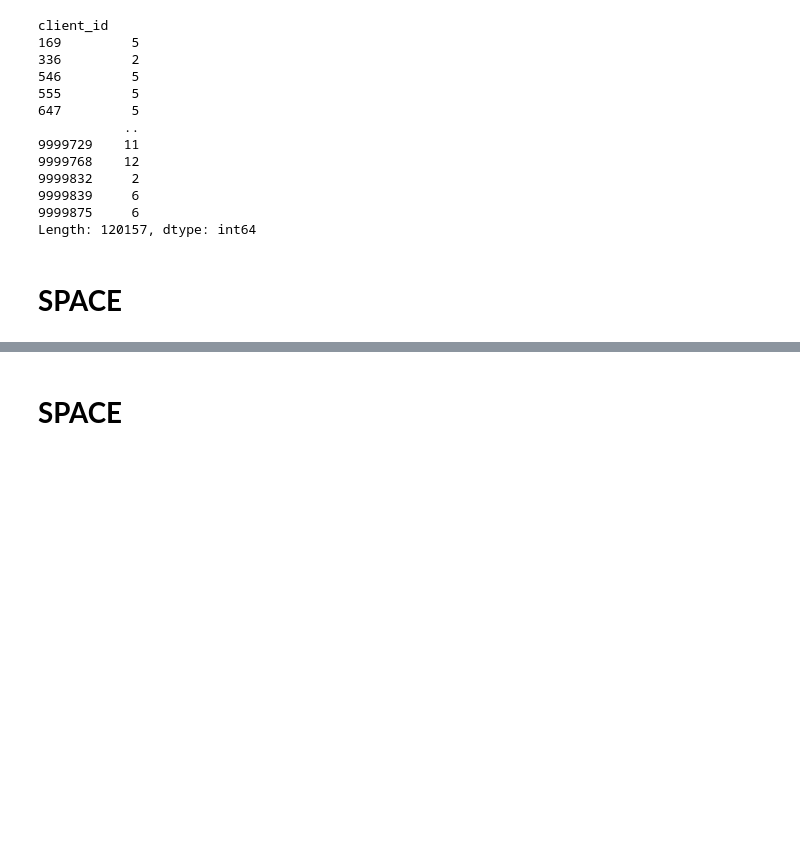
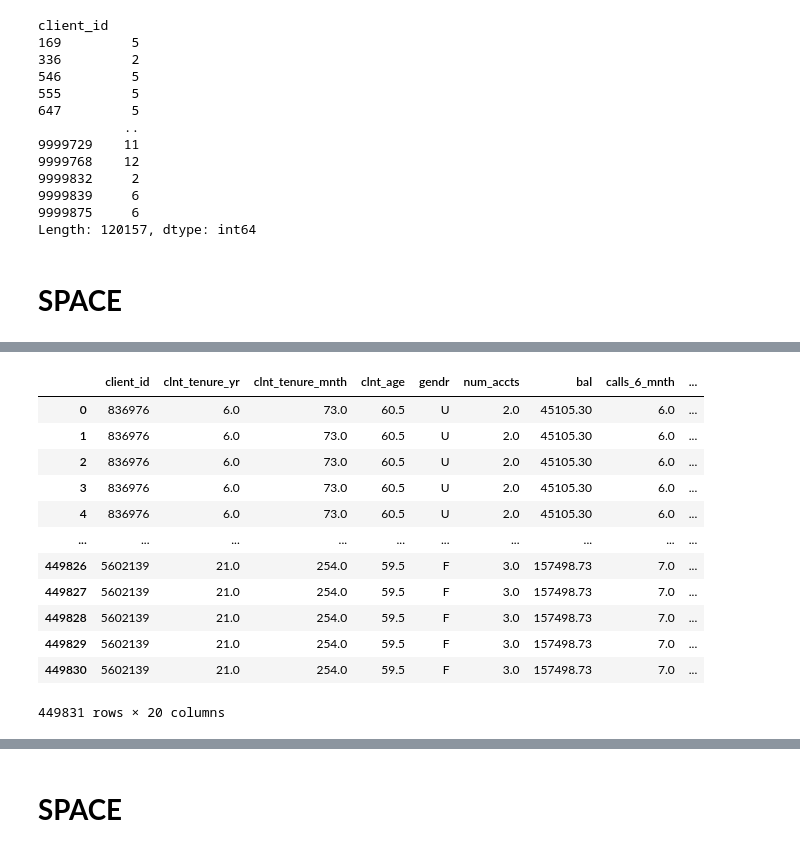
Before and after one commit to Josepdmo/PROJECT2, a Jupyter notebook: EXPLORATORY.ipynb, the cells around one changed output, grey strips where cells are left out. Cells and saved outputs as stored; diff of their text form; code cells hidden in the pictures; blank space fills up the shorter version.

```diff
--- a/EXPLORATORY.ipynb
+++ b/EXPLORATORY.ipynb
@@ -431,3 +301,49 @@ new_df
+# %%
+#Dalreen
+#Convert date_time to datetime:
+new_df['date_time'] = pd.to_datetime(new_df['date_time'])
+
+#Extract hours, minutes, and seconds:
+new_df['hours'] = new_df['date_time'].dt.hour
+new_df['minutes'] = new_df['date_time'].dt.minute
+new_df['seconds'] = new_df['date_time'].dt.second
+
+#Convert time to seconds since midnight:
+new_df['time_in_seconds'] = new_df['hours'] * 3600 + new_df['minutes'] * 60 + new_df['seconds']
+
+#Calculate quartiles:
+quartiles = new_df['time_in_seconds'].quantile([0.25, 0.5, 0.75])
+
+#Define a function to categorize times based on quartiles:
+def categorize_time(seconds, q1, q2, q3):
+    if seconds <= q1:
+        return 'Q1'
+    elif seconds <= q2:
+        return 'Q2'
+    elif seconds <= q3:
+        return 'Q3'
+    else:
+        return 'Q4'
+
+#Apply the categorization function:
+new_df['time_quartile'] = new_df['time_in_seconds'].apply(categorize_time, args=(quartiles[0.25], quartiles[0.5], quartiles[0.75]))
+
+# Display the resulting DataFrame
+display(new_df)
+# %% [output]
+|  | client_id | clnt_tenure_yr | clnt_tenure_mnth | clnt_age | gendr | num_accts | bal | calls_6_mnth | ... |
+| 0 | 836976 | 6.0 | 73.0 | 60.5 | U | 2.0 | 45105.30 | 6.0 | ... |
+| 1 | 836976 | 6.0 | 73.0 | 60.5 | U | 2.0 | 45105.30 | 6.0 | ... |
+| 2 | 836976 | 6.0 | 73.0 | 60.5 | U | 2.0 | 45105.30 | 6.0 | ... |
+| 3 | 836976 | 6.0 | 73.0 | 60.5 | U | 2.0 | 45105.30 | 6.0 | ... |
+| 4 | 836976 | 6.0 | 73.0 | 60.5 | U | 2.0 | 45105.30 | 6.0 | ... |
+| ... | ... | ... | ... | ... | ... | ... | ... | ... | ... |
+| 449826 | 5602139 | 21.0 | 254.0 | 59.5 | F | 3.0 | 157498.73 | 7.0 | ... |
+| 449827 | 5602139 | 21.0 | 254.0 | 59.5 | F | 3.0 | 157498.73 | 7.0 | ... |
+| 449828 | 5602139 | 21.0 | 254.0 | 59.5 | F | 3.0 | 157498.73 | 7.0 | ... |
+| 449829 | 5602139 | 21.0 | 254.0 | 59.5 | F | 3.0 | 157498.73 | 7.0 | ... |
+| 449830 | 5602139 | 21.0 | 254.0 | 59.5 | F | 3.0 | 157498.73 | 7.0 | ... |
+449831 rows × 20 columns
 # %%
 new_df["date_time"]= new_df["date_time"].astype(str)
 new_df
```
Also changed, not shown: parts of 34 cells of this notebook.
